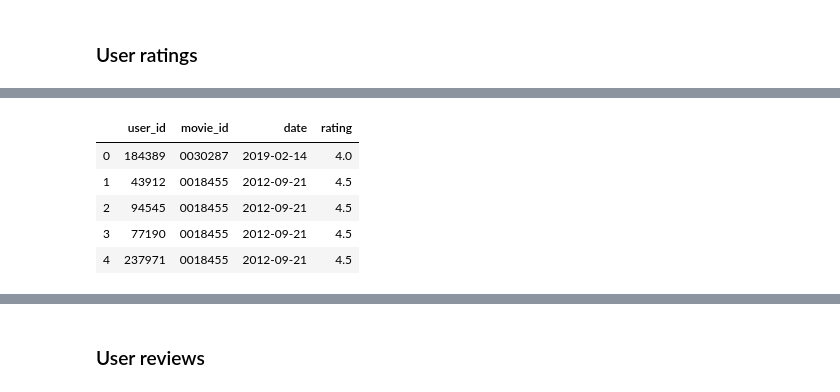
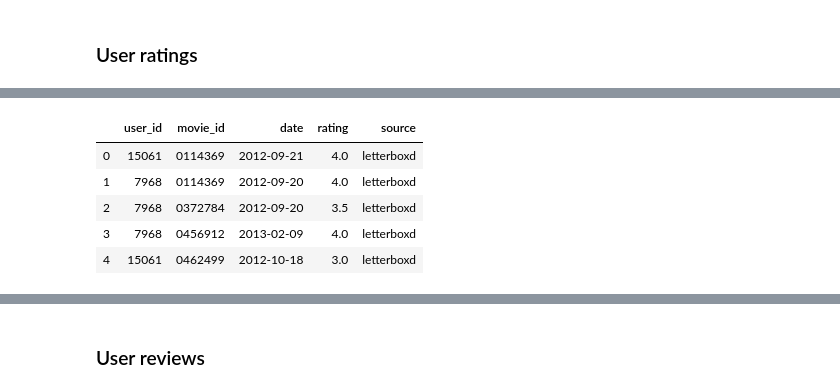
Before and after one commit to BloomTech-Labs/Groa-ds, a Jupyter notebook: Database_reconfiguration/copy_data.ipynb, the cells around one changed output, grey strips where cells are left out. Drawn from its saved outputs; the diff is of its cells as text; code cells hidden in the pictures.

Commit message:
Add old recommendations and create providers table

```diff
--- a/Database_reconfiguration/copy_data.ipynb
+++ b/Database_reconfiguration/copy_data.ipynb
@@ -15,13 +15,14 @@ DB_NAME_NEW = os.getenv("DB_NAME_NEW")
 DB_USER = os.getenv("DB_USER")
 DB_PASSWORD = os.getenv("DB_PASSWORD")
 PORT = os.getenv("PORT")
-HOST = os.getenv("HOST")
+HOST_OLD = os.getenv("HOST_OLD")
+HOST_NEW = os.getenv("HOST_NEW")
 
 # Connect to the old database
 connection_old = psycopg2.connect(
     user=DB_USER,
     password=DB_PASSWORD,
-    host=HOST,
+    host=HOST_OLD,
     port=PORT,
     database=DB_NAME_OLD
 )
@@ -30,7 +31,7 @@ connection_old = psycopg2.connect(
 connection_new = psycopg2.connect(
     user=DB_USER,
     password=DB_PASSWORD,
-    host=HOST,
+    host=HOST_NEW,
     port=PORT,
     database=DB_NAME_NEW
 )
@@ -328,37 +246,44 @@ cursor_old.execute(query)
 user_letterboxd_ratings_rev = cursor_old.fetchall()
 cursor_old.close()
 
 id = []
 user_id = []
 movie_id = []
 date = []
 rating = []
 
 for row in user_letterboxd_ratings_rev:
     id.append(row[0])
     user_id.append(row[1])
     movie_id.append(row[2])
     date.append(row[3])
     rating.append(row[4])
 
 user_letterboxd_ratings_rev = pd.DataFrame({
     'id': id,
     'user_id': user_id,
     'movie_id': movie_id,
     'date': date,
     'rating': rating
 })
 
 # drop ALL duplicate values
 user_letterboxd_ratings_rev.drop_duplicates(subset =['id'], keep = False, inplace = True)
 
 # Drop the id
 user_letterboxd_ratings_rev = user_letterboxd_ratings_rev.drop(['id'], axis=1)
-user_letterboxd_ratings_rev.head()
+
+# Concatenate the above dataframes
+frames = [user_letterboxd_ratings, user_letterboxd_ratings_rev]
+user_letterboxd_ratings = pd.concat(frames)
+
+# Add the source
+user_letterboxd_ratings['source'] = 'letterboxd'
+user_letterboxd_ratings.head()
 # %% [output]
-|  | user_id | movie_id | date | rating |
-| 0 | 184389 | 0030287 | 2019-02-14 | 4.0 |
-| 1 | 43912 | 0018455 | 2012-09-21 | 4.5 |
-| 2 | 94545 | 0018455 | 2012-09-21 | 4.5 |
-| 3 | 77190 | 0018455 | 2012-09-21 | 4.5 |
-| 4 | 237971 | 0018455 | 2012-09-21 | 4.5 |
+|  | user_id | movie_id | date | rating | source |
+| 0 | 15061 | 0114369 | 2012-09-21 | 4.0 | letterboxd |
+| 1 | 7968 | 0114369 | 2012-09-20 | 4.0 | letterboxd |
+| 2 | 7968 | 0372784 | 2012-09-20 | 3.5 | letterboxd |
+| 3 | 7968 | 0456912 | 2013-02-09 | 4.0 | letterboxd |
+| 4 | 15061 | 0462499 | 2012-10-18 | 3.0 | letterboxd |
```
Also changed, not shown: parts of 36 cells of this notebook, 2 other files.
